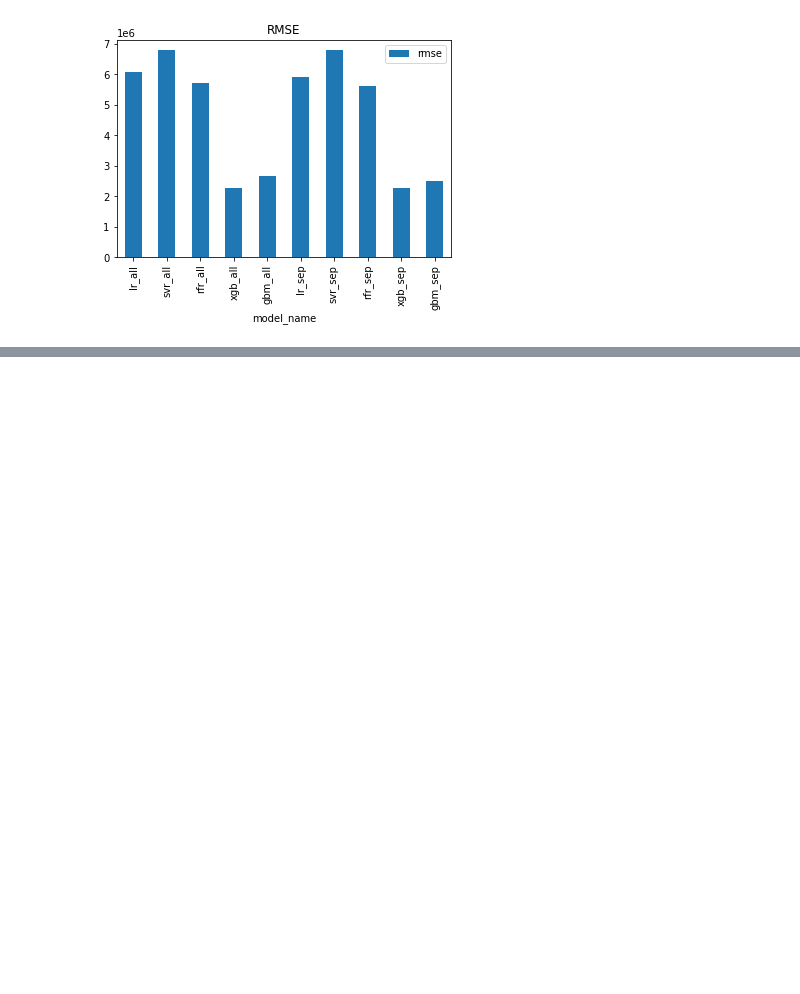
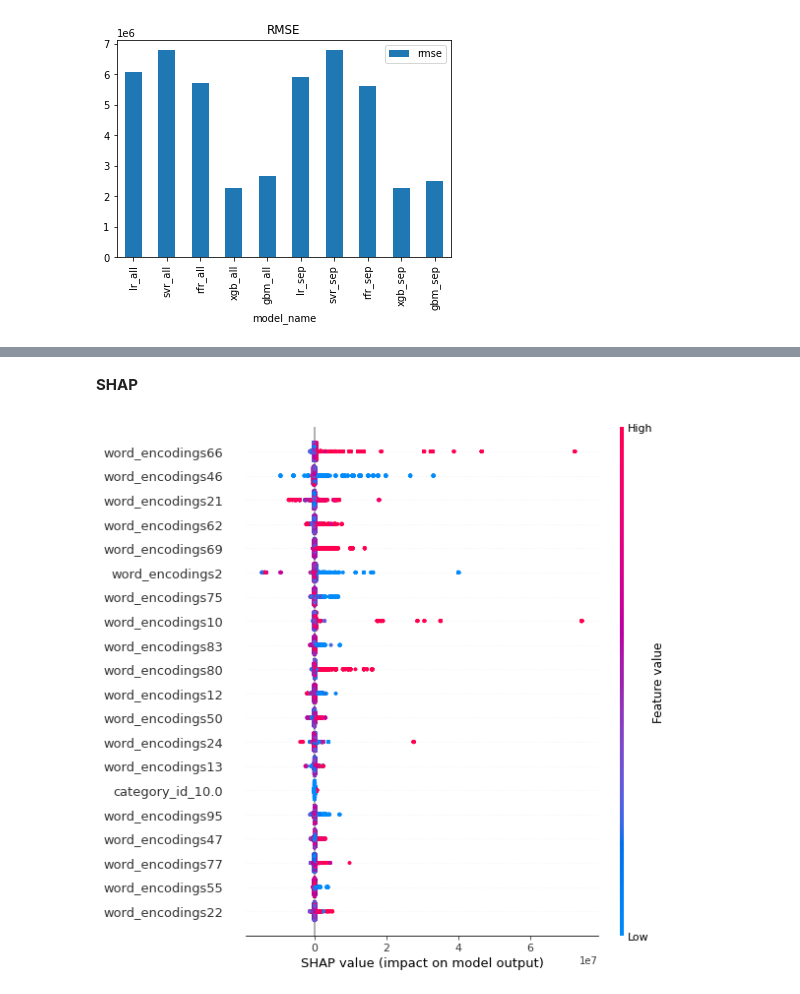
Before and after one commit to bi3mer/cs6140_final_project, a Jupyter notebook: model_analysis.ipynb, the cells around one changed output, grey strips where cells are left out. Saved outputs shown, nothing was run; the diff lists cells and outputs as text; code cells hidden in the pictures; blank space fills up the shorter version.

```diff
--- a/model_analysis.ipynb
+++ b/model_analysis.ipynb
@@ -75,0 +88,8 @@ Text(0.5, 1.0, 'RMSE')
+# %%
+train_x_all = pd.read_csv(os.path.join('data', 'train_x_all.csv'))
+explainer = lime.lime_tabular.LimeTabularExplainer(
+    train_x_all.to_numpy(),
+    feature_names=list(train_x_all.columns.values),
+    verbose=True,
+    mode='regression')
+exp = explainer.explain_instance(train_x_all.to_numpy()[1], rfr_all.predict, num_features=322)
@@ -75,0 +124,7 @@ Text(0.5, 1.0, 'RMSE')
+# %% [markdown]
+**SHAP**
+# %%
+shap_values = shap.TreeExplainer(xgb_all).shap_values(train_x_all)
+shap.summary_plot(shap_values, train_x_all)
+# %% [output]
+[figure, added]
```
Also changed, not shown: parts of 6 cells of this notebook.
